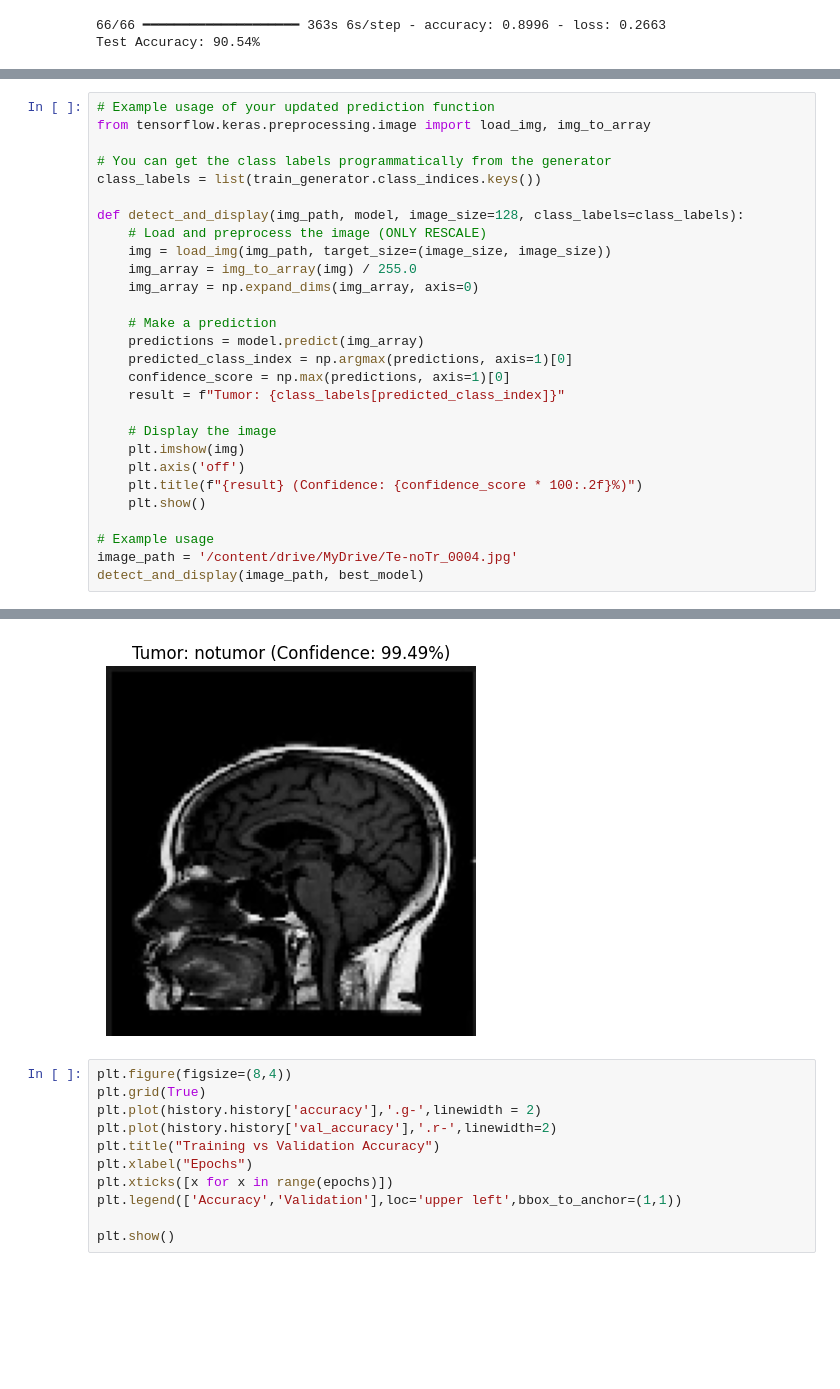
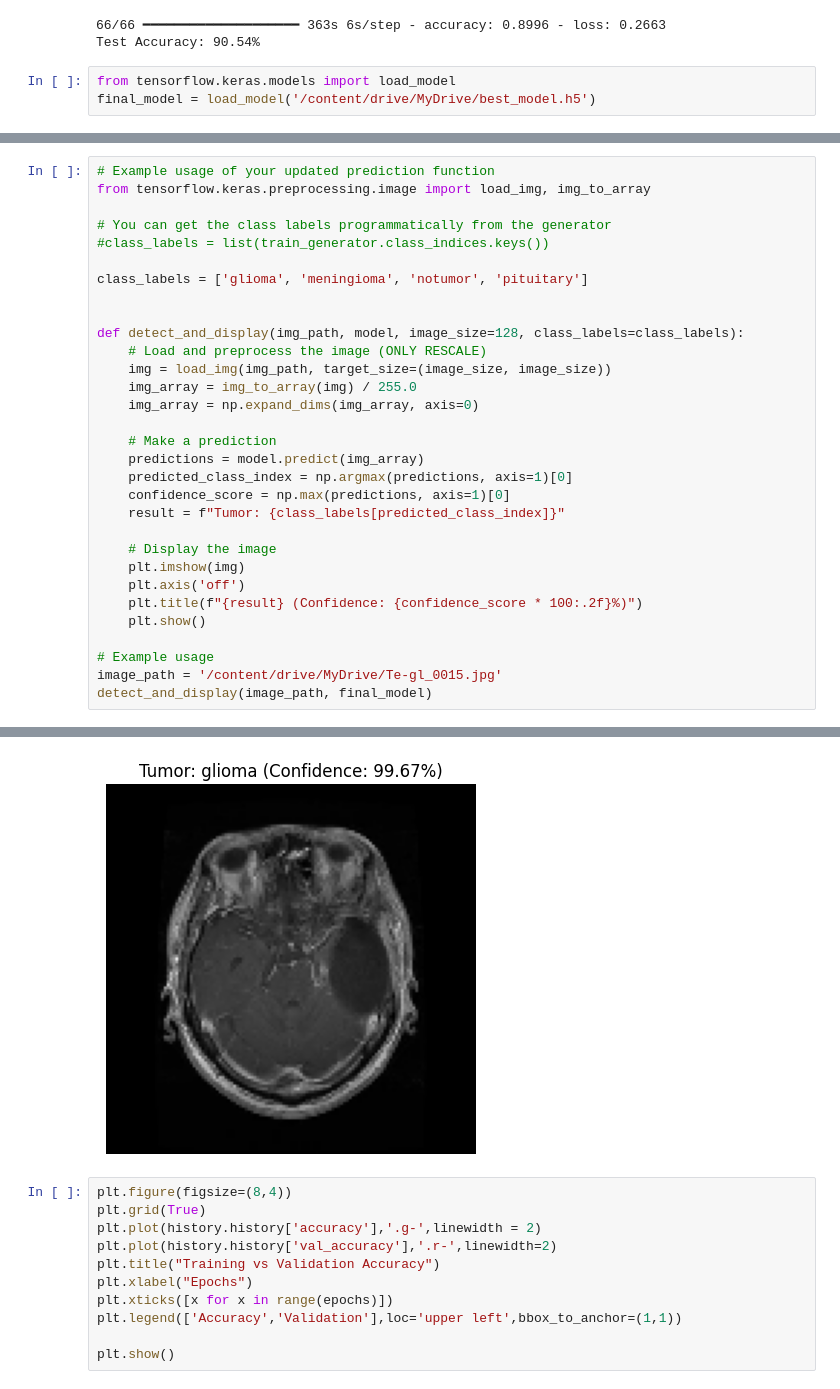
Before and after one commit to KotraHaridutt/Brain-Tumor-Classification, a Jupyter notebook: Brain_tumor_detection.ipynb, the cells around one changed output, grey strips where cells are left out. Saved outputs shown, nothing was run; the diff lists cells and outputs as text; blank space fills up the shorter version.

Commit message:
Tested the "detect_and_display" function with some test images

```diff
--- a/Brain_tumor_detection.ipynb
+++ b/Brain_tumor_detection.ipynb
@@ -225,3 +225,6 @@ Found 1311 validated image filenames belonging to 4 classes.
 WARNING:absl:Compiled the loaded model, but the compiled metrics have yet to be built. `model.compile_metrics` will be empty until you train or evaluate the model.
 66/66 ━━━━━━━━━━━━━━━━━━━━ 363s 6s/step - accuracy: 0.8996 - loss: 0.2663
 Test Accuracy: 90.54%
+# %%
+from tensorflow.keras.models import load_model
+final_model = load_model('/content/drive/MyDrive/best_model.h5')
@@ -230,7 +235,10 @@ Test Accuracy: 90.54%
 from tensorflow.keras.preprocessing.image import load_img, img_to_array
 
 # You can get the class labels programmatically from the generator
-class_labels = list(train_generator.class_indices.keys())
+#class_labels = list(train_generator.class_indices.keys())
+
+class_labels = ['glioma', 'meningioma', 'notumor', 'pituitary']
+
 
 def detect_and_display(img_path, model, image_size=128, class_labels=class_labels):
     # Load and preprocess the image (ONLY RESCALE)
@@ -251,6 +259,6 @@ def detect_and_display(img_path, model, image_size=128, class_labels=class_label
     plt.show()
 
 # Example usage
-image_path = '/content/drive/MyDrive/Te-noTr_0004.jpg'
-detect_and_display(image_path, best_model)
+image_path = '/content/drive/MyDrive/Te-gl_0015.jpg'
+detect_and_display(image_path, final_model)
 # %% [output]
@@ -258,4 +266,4 @@ detect_and_display(image_path, best_model)
-[figure, old version]
+[figure, new version]
 # %%
 plt.figure(figsize=(8,4))
 plt.grid(True)
```
Also changed, not shown: parts of 2 cells of this notebook.
